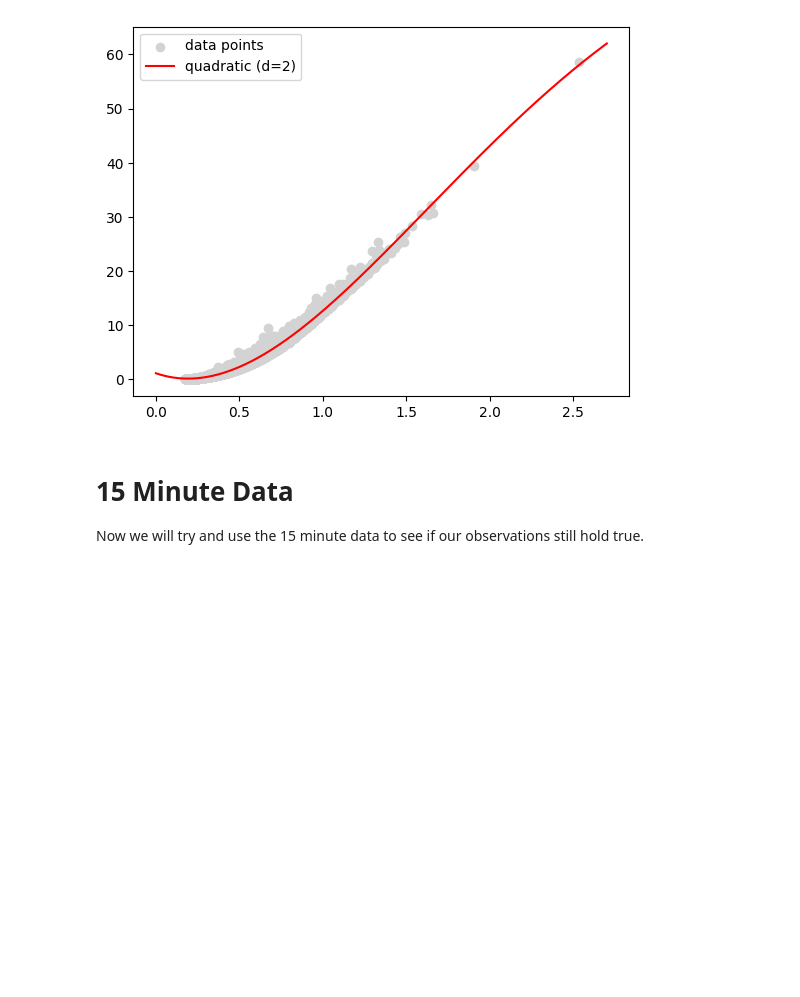
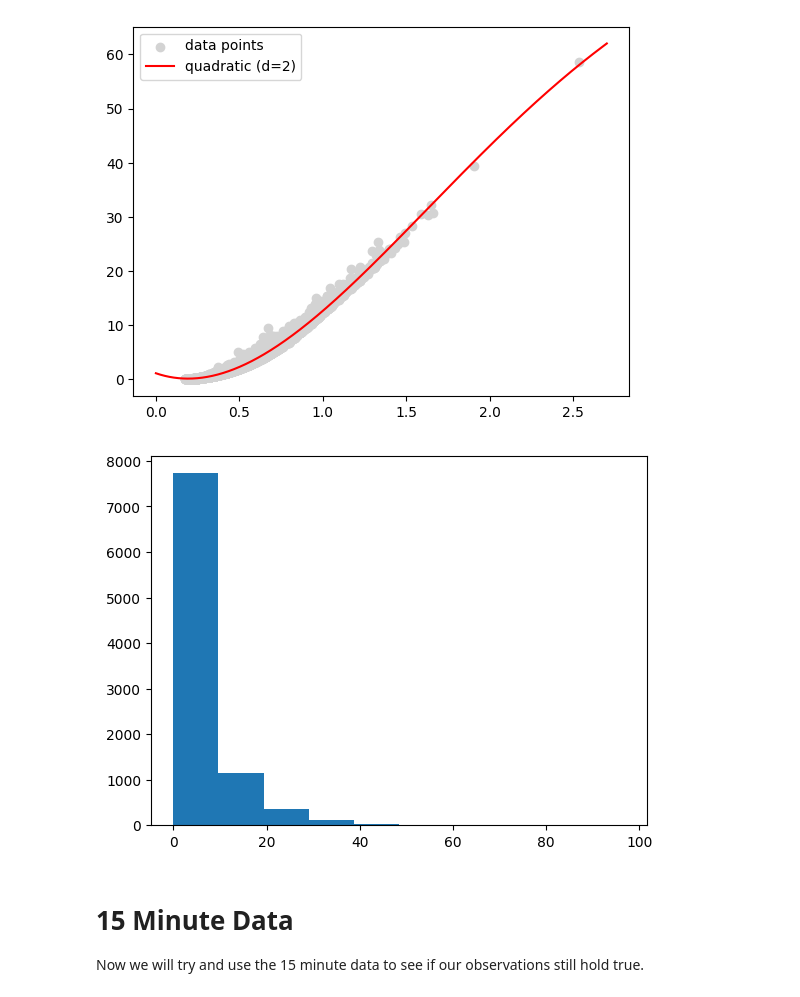
Before and after one commit to IainHigh/IEL, a Jupyter notebook: IEL_DATA_EXPLORATION.ipynb, the cells around one changed output. Saved outputs shown, nothing was run; the diff lists cells and outputs as text; code cells hidden in the pictures; blank space fills up the shorter version.

```diff
--- a/IEL_DATA_EXPLORATION.ipynb
+++ b/IEL_DATA_EXPLORATION.ipynb
@@ -201,6 +201,14 @@ plt.show()
 MSE train: 0.102, test: 0.107
 R^2 train: 0.992, test: 0.992
 [figure]
+# %%
+# Remove rainfall of more than 100mm
+merged = merged[merged['Daily Precipitation (mm)'] < 100]
+# Plot the distribution of rainfall
+plt.hist(merged['Daily Precipitation (mm)'], bins=10)
+plt.show()
+# %% [output]
+[figure, added]
 # %% [markdown]
 # 15 Minute Data
 Now we will try and use the 15 minute data to see if our observations still hold true.
```
Also changed, not shown: 2 other files.
